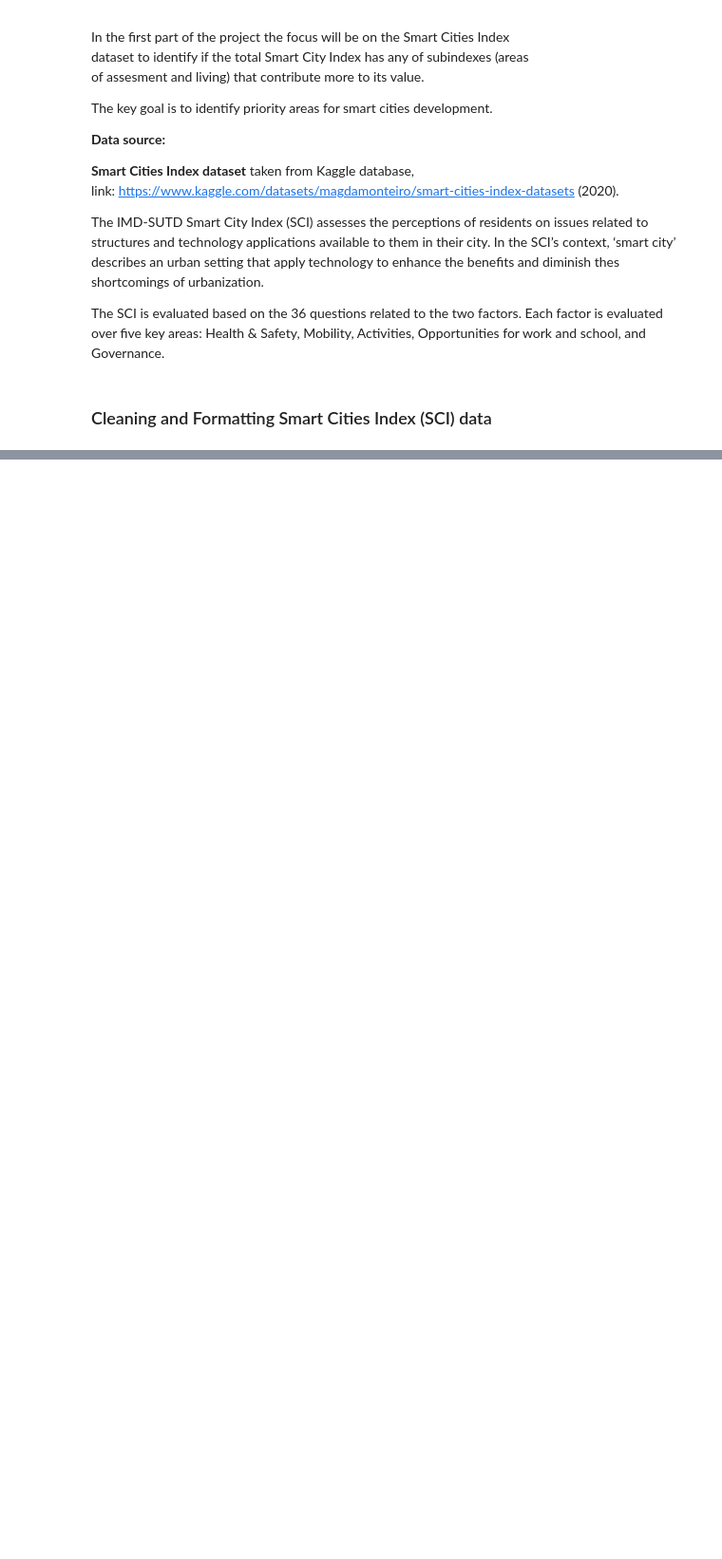
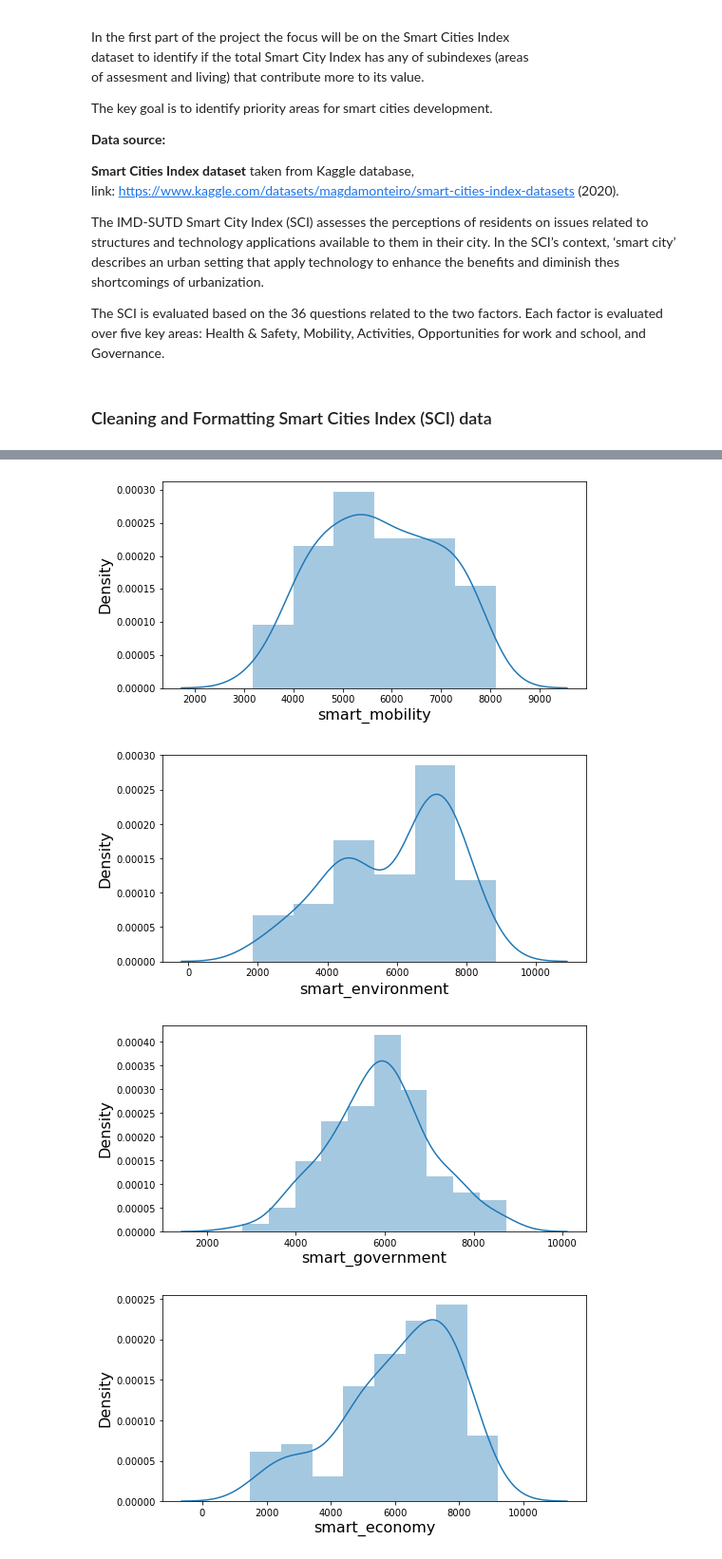
Before and after one commit to Edoardo1996/iornhack-final-project, a Jupyter notebook: main.ipynb, the cells around one changed output, grey strips where cells are left out. Shown: that part at 95% size. Saved outputs shown, nothing was run; the diff lists cells and outputs as text; code cells hidden in the pictures; blank space fills up the shorter version.

```diff
--- a/main.ipynb
+++ b/main.ipynb
@@ -71,0 +128,8 @@ display(sci.head())
+# %%
+# Distributions of the data
+eda.plot_distributions(sci.select_dtypes(np.number), figsize=(8, 4))
+# %% [output]
+[figure, added]
+[figure, added]
+[figure, added]
+[figure, added]
```
Also changed, not shown: parts of 13 cells of this notebook, 1 other file.
